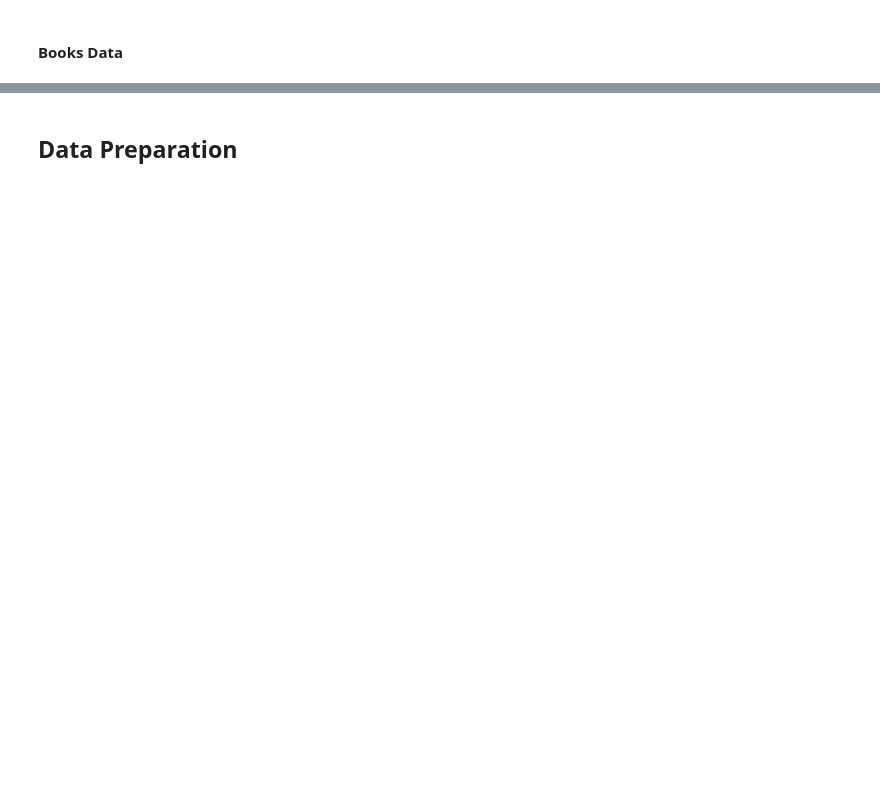
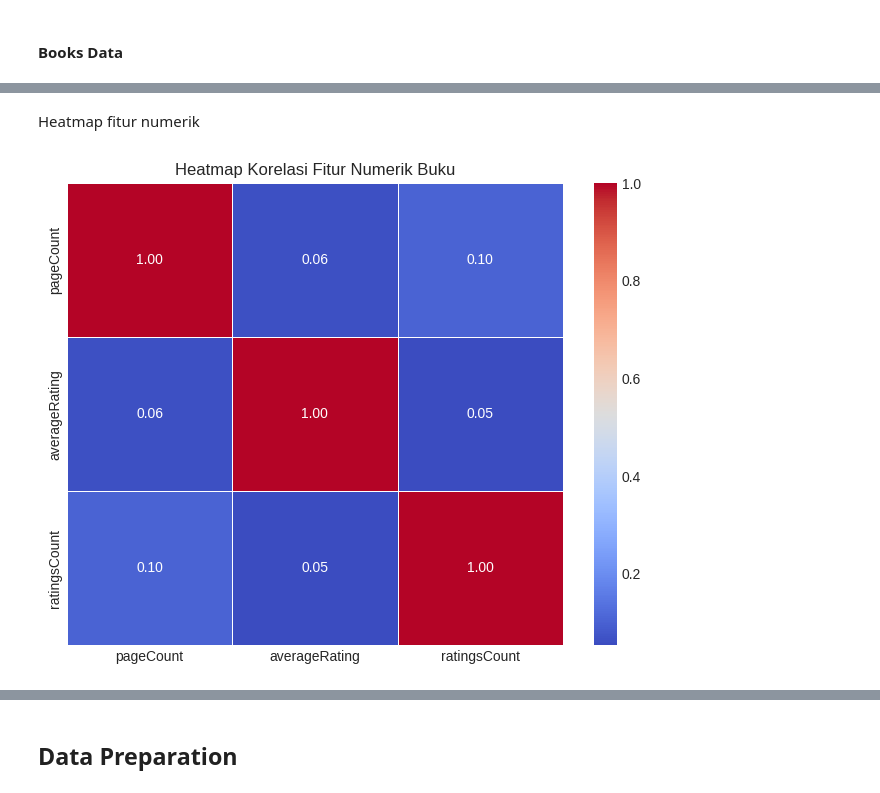
Before and after one commit to kkokonatsu/cbf-cf-recommendations, a Jupyter notebook: chalchitra-talks-book-recommendations.ipynb, the cells around one changed output, grey strips where cells are left out. Cells and saved outputs as stored; diff of their text form; code cells hidden in the pictures; blank space fills up the shorter version.

```diff
--- a/chalchitra-talks-book-recommendations.ipynb
+++ b/chalchitra-talks-book-recommendations.ipynb
@@ -187,0 +287,15 @@ Name: count, dtype: int64
+# %% [markdown]
+Heatmap fitur numerik
+# %%
+if not books_df.empty and all(col in books_df.columns for col in ['pageCount', 'averageRating', 'ratingsCount']):
+    numerical_features = books_df[['pageCount', 'averageRating', 'ratingsCount']]
+
+    plt.figure(figsize=(8, 6))
+    correlation_matrix = numerical_features.corr()
+    sns.heatmap(correlation_matrix, annot=True, cmap='coolwarm', fmt=".2f", linewidths=.5)
+    plt.title('Heatmap Korelasi Fitur Numerik Buku')
+    plt.show()
+else:
+    print("Tidak semua kolom numerik ('pageCount', 'averageRating', 'ratingsCount') ditemukan untuk analisis korelasi.")
+# %% [output]
+[figure, added]
```
Also changed, not shown: parts of 41 cells of this notebook.
